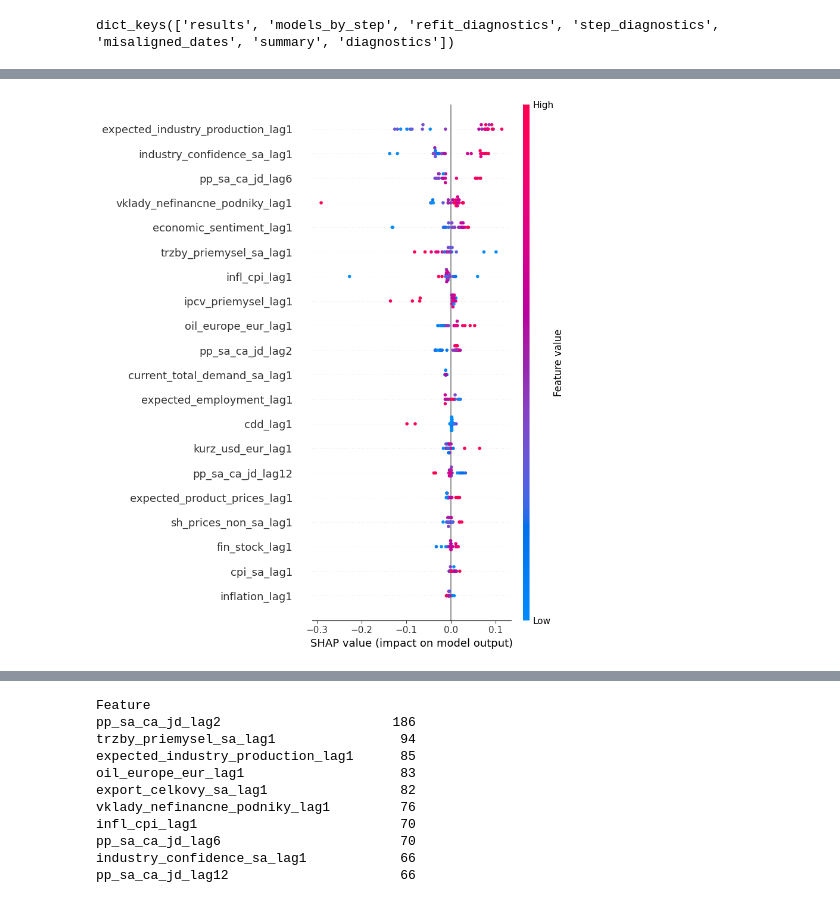
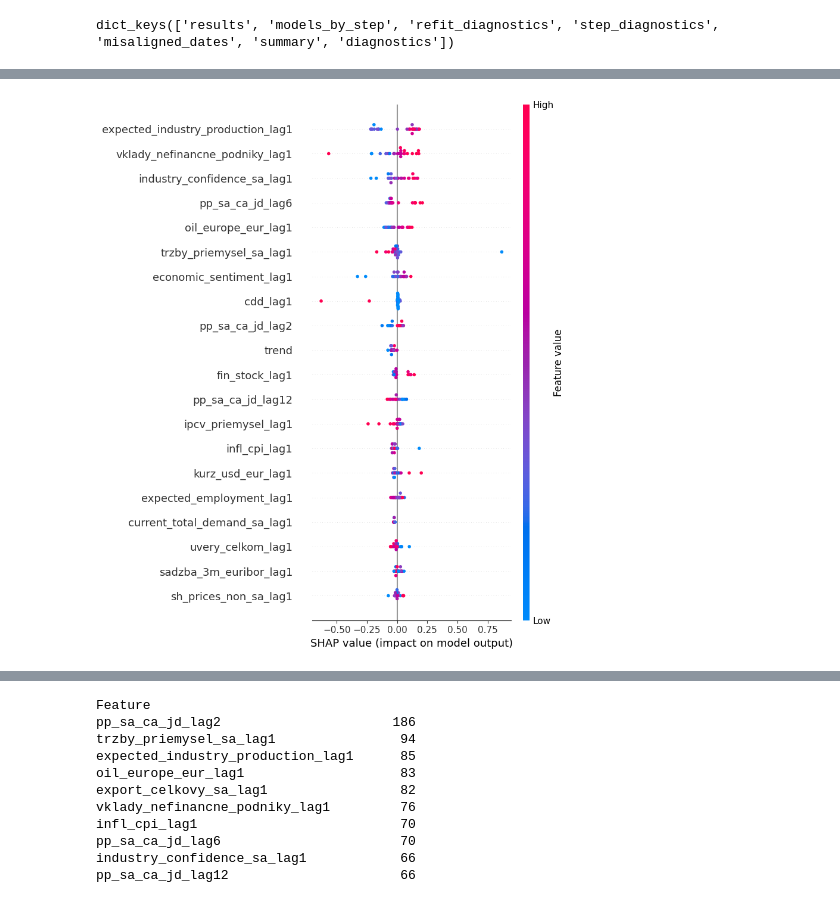
Before and after one commit to Adam24-7/Diplomovka_repo, a Jupyter notebook: models/XGBOOST.ipynb, the cells around one changed output, grey strips where cells are left out. Saved outputs shown, nothing was run; the diff lists cells and outputs as text; code cells hidden in the pictures.

```diff
--- a/models/XGBOOST.ipynb
+++ b/models/XGBOOST.ipynb
@@ -76,7 +78,8 @@ features = make_features(
     target=TARGET_VAR,
     exog_cols=exog_cols,
     target_lags=(1, 2, 3, 6, 12),
-    exog_lags=(1,)
+    exog_lags=(1,),
+    include_trend=True
 )
 
 X = features.drop(columns = [TARGET_VAR, "pp_sa_ca_jd_lag1"])
@@ -224,0 +201,38 @@ dtype: float32
+# %%
+
+models_by_step = xgb_res["models_by_step"]
+step_dates = sorted(models_by_step.keys())
+
+explainers = {}
+shap_rows = []
+base_values = []
+additivity_errors = []
+
+for date in X_test.index:
+    prior_keys = [d for d in step_dates if d <= date]
+    if not prior_keys:
+        raise KeyError(f"Pre dátum {date} neexistuje žiadny model v models_by_step.")
+    model_key = prior_keys[-1]
+
+    if model_key not in explainers:
+        explainers[model_key] = shap.TreeExplainer(models_by_step[model_key])
+    explainer = explainers[model_key]
+
+    x_row = X_test.loc[[date]]
+    sv = explainer.shap_values(x_row)
+    base_value = float(np.ravel(explainer.expected_value)[0])
+
+    pred = float(models_by_step[model_key].predict(x_row)[0])
+    additivity_errors.append(abs(base_value + float(np.sum(sv)) - pred))
+
+    shap_rows.append(pd.Series(sv[0], index=X_test.columns, name=date))
+    base_values.append(pd.Series(base_value, index=[date]))
+
+shap_summary = pd.DataFrame(shap_rows)
+shap_base = pd.concat(base_values)
+
+if max(additivity_errors) > 1e-3:
+    print(f"Pozor: SHAP aditivita porušená, max. odchýlka = {max(additivity_errors):.6f}")
+
+mean_abs_shap = shap_summary.abs().mean().sort_values(ascending=False)
+mean_abs_shap
@@ -225,5 +257,4 @@ dtype: float32
 # %%
-#graf ku shapu
-shap.summary_plot(shap_values, X_test)
+shap.summary_plot(shap_summary.values, X_test.loc[shap_summary.index, shap_summary.columns])
 # %% [output]
-[figure, old version]
+[figure, new version]
```
Also changed, not shown: parts of 13 cells of this notebook, 3 other files.
